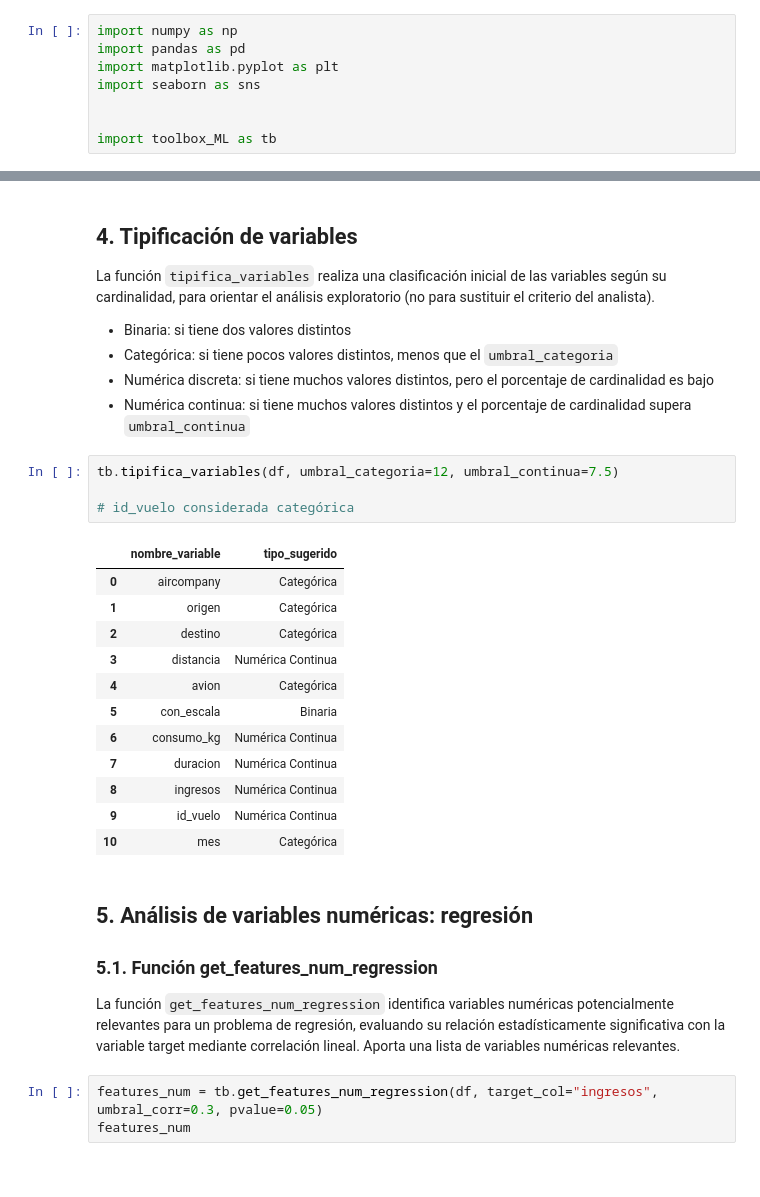
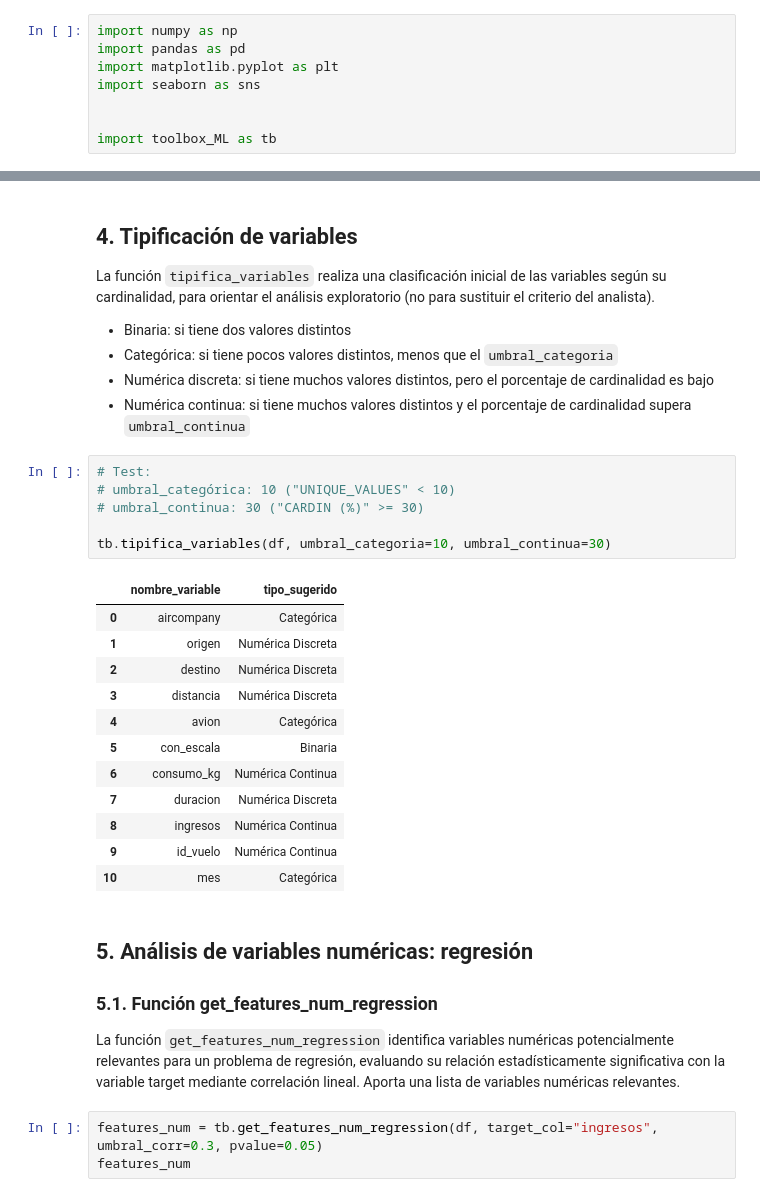
Before and after one commit to luciafuentes28/TEAM-M-03, a Jupyter notebook: CHALLENGE-TOOLBOX/ejemplo_toolbox.ipynb, the cells around one changed output, grey strips where cells are left out. Drawn from its saved outputs; the diff is of its cells as text.

Commit message:
feat: explanations on tests

```diff
--- a/CHALLENGE-TOOLBOX/ejemplo_toolbox.ipynb
+++ b/CHALLENGE-TOOLBOX/ejemplo_toolbox.ipynb
@@ -76,7 +73,6 @@ tb.describe_df(df)
 | UNIQUE_VALUES | 5 | 11 | 11 | 45 | 4 | 2 | 501 | 113 | 600 | ... |
 | CARDIN (%) | 0.83 | 1.83 | 1.83 | 7.5 | 0.67 | 0.33 | 83.5 | 18.83 | 100.0 | ... |
 # %% [markdown]
-<a id="sec-tipificacion"></a>
 ## 4. Tipificación de variables
 La función `tipifica_variables` realiza una clasificación inicial de las variables según su cardinalidad, para orientar el análisis exploratorio (no para sustituir el criterio del analista).
 - Binaria: si tiene dos valores distintos
@@ -84,24 +80,25 @@ La función `tipifica_variables` realiza una clasificación inicial de las varia
 - Numérica discreta: si tiene muchos valores distintos, pero el porcentaje de cardinalidad es bajo
 - Numérica continua: si tiene muchos valores distintos y el porcentaje de cardinalidad supera `umbral_continua`
 # %%
-tb.tipifica_variables(df, umbral_categoria=12, umbral_continua=7.5)
+# Test:
+# umbral_categórica: 10 ("UNIQUE_VALUES" < 10)
+# umbral_continua: 30 ("CARDIN (%)" >= 30)
 
-# id_vuelo considerada categórica
+tb.tipifica_variables(df, umbral_categoria=10, umbral_continua=30)
 # %% [output]
 |  | nombre_variable | tipo_sugerido |
 | 0 | aircompany | Categórica |
-| 1 | origen | Categórica |
-| 2 | destino | Categórica |
-| 3 | distancia | Numérica Continua |
+| 1 | origen | Numérica Discreta |
+| 2 | destino | Numérica Discreta |
+| 3 | distancia | Numérica Discreta |
 | 4 | avion | Categórica |
 | 5 | con_escala | Binaria |
 | 6 | consumo_kg | Numérica Continua |
-| 7 | duracion | Numérica Continua |
+| 7 | duracion | Numérica Discreta |
 | 8 | ingresos | Numérica Continua |
 | 9 | id_vuelo | Numérica Continua |
 | 10 | mes | Categórica |
 # %% [markdown]
-<a id="sec-numericas"></a>
 ## 5. Análisis de variables numéricas: regresión
 ### 5.1. Función get_features_num_regression
 La función `get_features_num_regression` identifica variables numéricas potencialmente relevantes para un problema de regresión, evaluando su relación estadísticamente significativa con la variable target mediante correlación lineal. Aporta una lista de variables numéricas relevantes.
```
Also changed, not shown: parts of 12 cells of this notebook, 3 other files.
